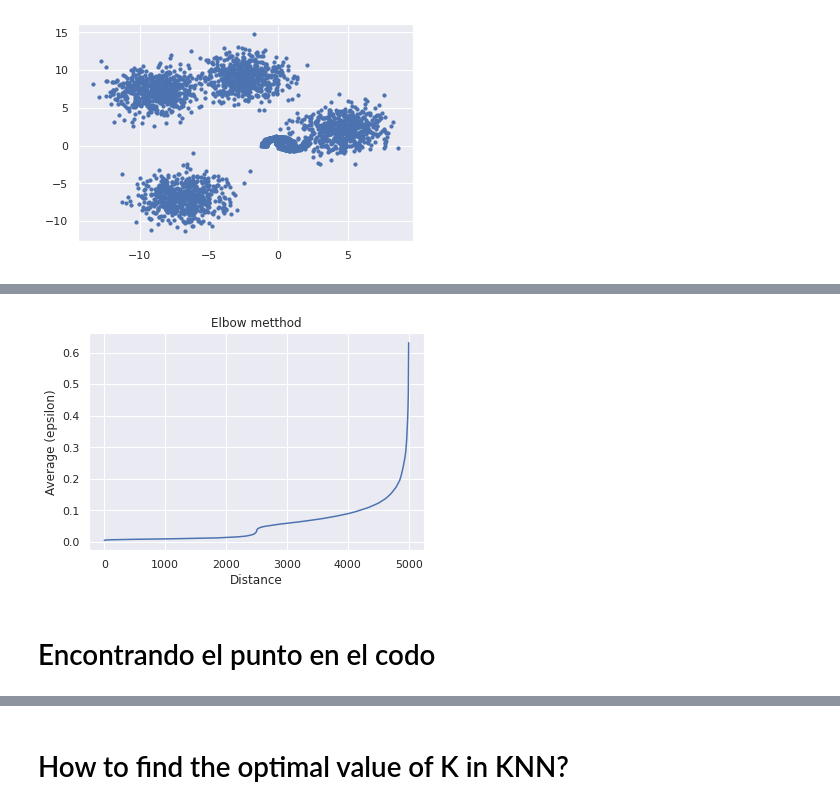
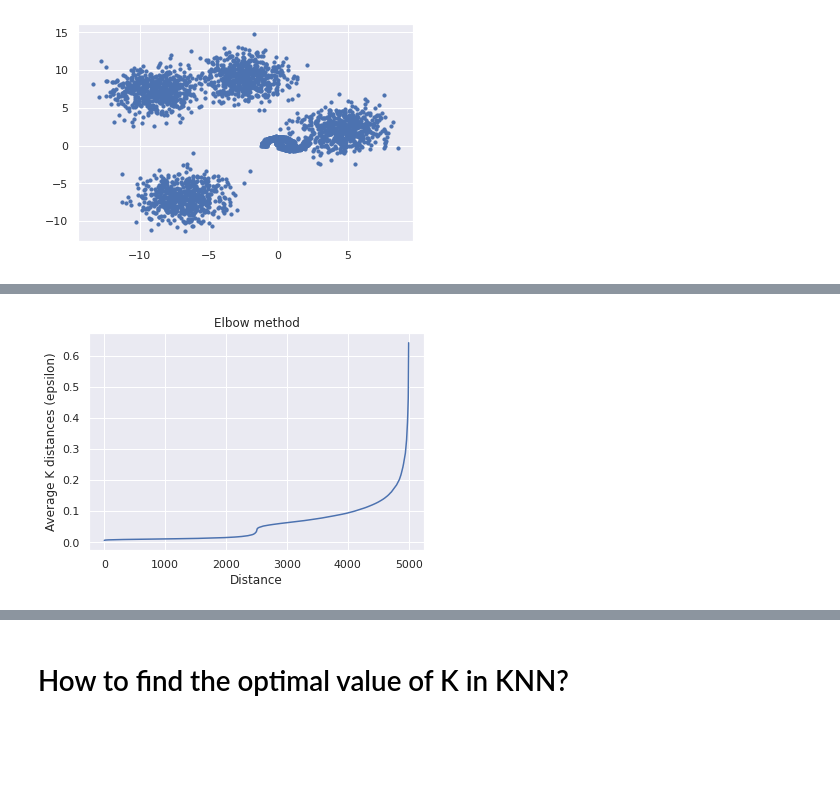
Before and after one commit to juanosalvador/Optimal-Value-for-epsilon-DBSCAN, a Jupyter notebook: Hiperparameter_Tunning_The_Optimal_Value_For_Epsilon_(EPS).ipynb, the cells around one changed output, grey strips where cells are left out. Drawn from its saved outputs; the diff is of its cells as text; code cells hidden in the pictures; blank space fills up the shorter version.

```diff
--- a/Hiperparameter_Tunning_The_Optimal_Value_For_Epsilon_(EPS).ipynb
+++ b/Hiperparameter_Tunning_The_Optimal_Value_For_Epsilon_(EPS).ipynb
@@ -123,7 +125,7 @@ Silhouette Coefficient: 0.386
 # %%
 from sklearn.neighbors import NearestNeighbors
 # %%
-k = 20 ## vecinos más cercanos
+k = 22 ## vecinos más cercanos
 #epsilon = 0.09 ## anterior
 neigh = NearestNeighbors(n_neighbors= k, metric='euclidean')
 nbrs = neigh.fit(X_scaled)
@@ -131,19 +133,17 @@ distances1, indices = nbrs.kneighbors(X_scaled)
 # %%
 neigh = NearestNeighbors(n_neighbors= k, metric='euclidean')
 nbrs = neigh.fit(X_scaled)
 distances1, indices = nbrs.kneighbors(X_scaled)
 distances1 = np.sort(distances1, axis=0)
 ### probando
 distance_matrix, index = nbrs.kneighbors(X_scaled)
 distance_matrix_sort = np.sort(distance_matrix, axis = 0)
 ## Obentenemos la media de la matriz de distancias, dejamos fuera el primer vecino ya que es el mismo punto
 distances1 = distances1[:,1:].mean(1)
 plt.plot(distances1)
-plt.title("Elbow metthod")
+plt.title("Elbow method")
 plt.xlabel("Distance")
-plt.ylabel("Average (epsilon)")
+plt.ylabel("Average K distances (epsilon)")
 plt.show()
 # %% [output]
-[figure, old version]
+[figure, new version]
-# %% [markdown]
-# Encontrando el punto en el codo
```
Also changed, not shown: parts of 15 cells of this notebook.
